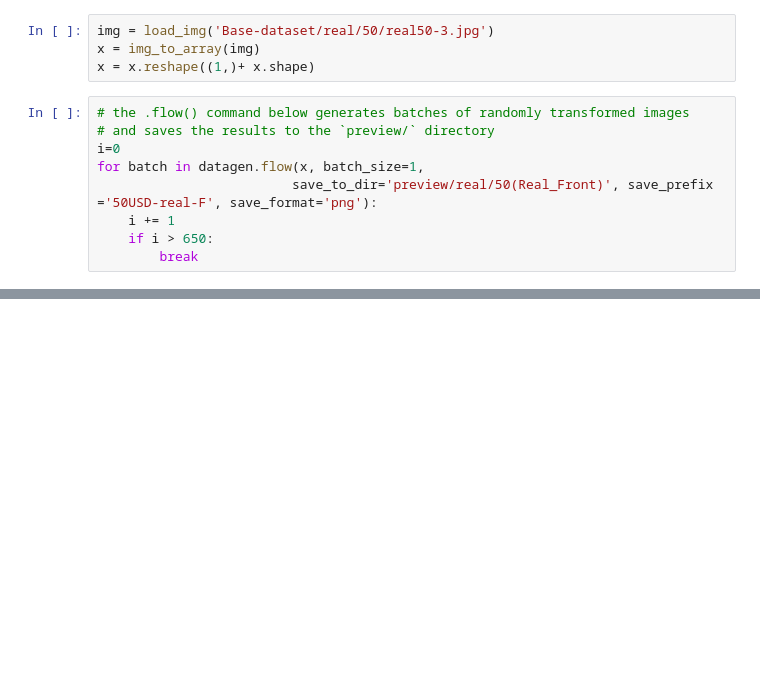
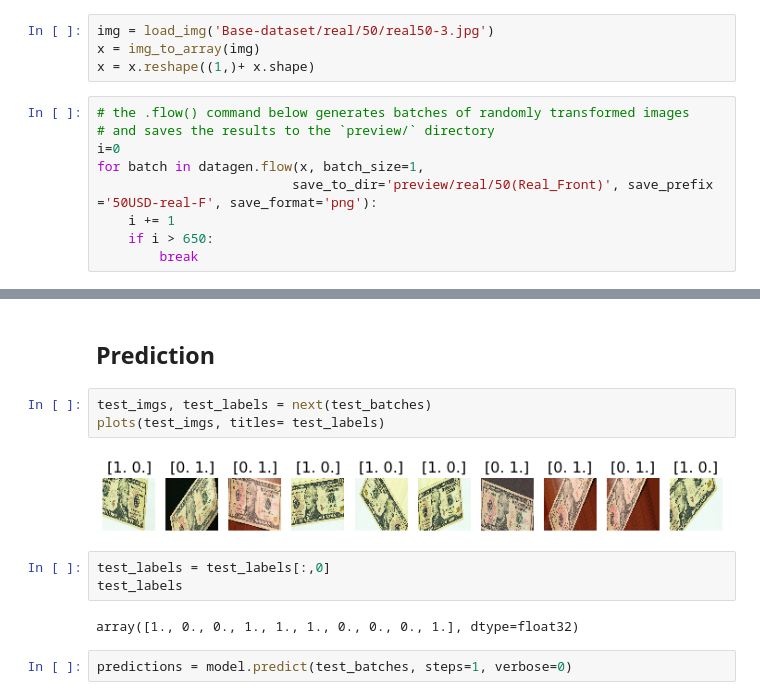
Before and after one commit to lahirudsilva/Counterfeit-Seeker, a Jupyter notebook: counterfeit-banknote-detection.ipynb, the cells around one changed output, grey strips where cells are left out. Drawn from its saved outputs; the diff is of its cells as text; blank space fills up the shorter version.

```diff
--- a/counterfeit-banknote-detection.ipynb
+++ b/counterfeit-banknote-detection.ipynb
@@ -58,0 +195,14 @@ from tensorflow import keras
+# %% [markdown]
+## Prediction
+# %%
+test_imgs, test_labels = next(test_batches)
+plots(test_imgs, titles= test_labels)
+# %% [output]
+[figure, added]
+# %%
+test_labels = test_labels[:,0]
+test_labels
+# %% [output]
+array([1., 0., 0., 1., 1., 1., 0., 0., 0., 1.], dtype=float32)
+# %%
+predictions = model.predict(test_batches, steps=1, verbose=0)
```
Also changed, not shown: parts of 32 cells of this notebook.
